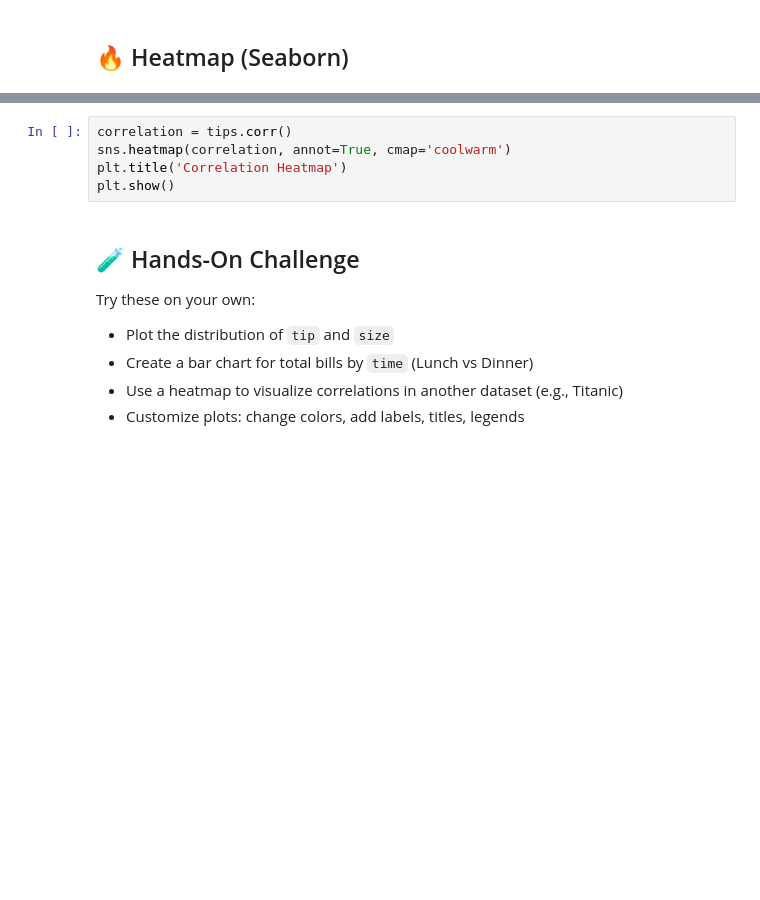
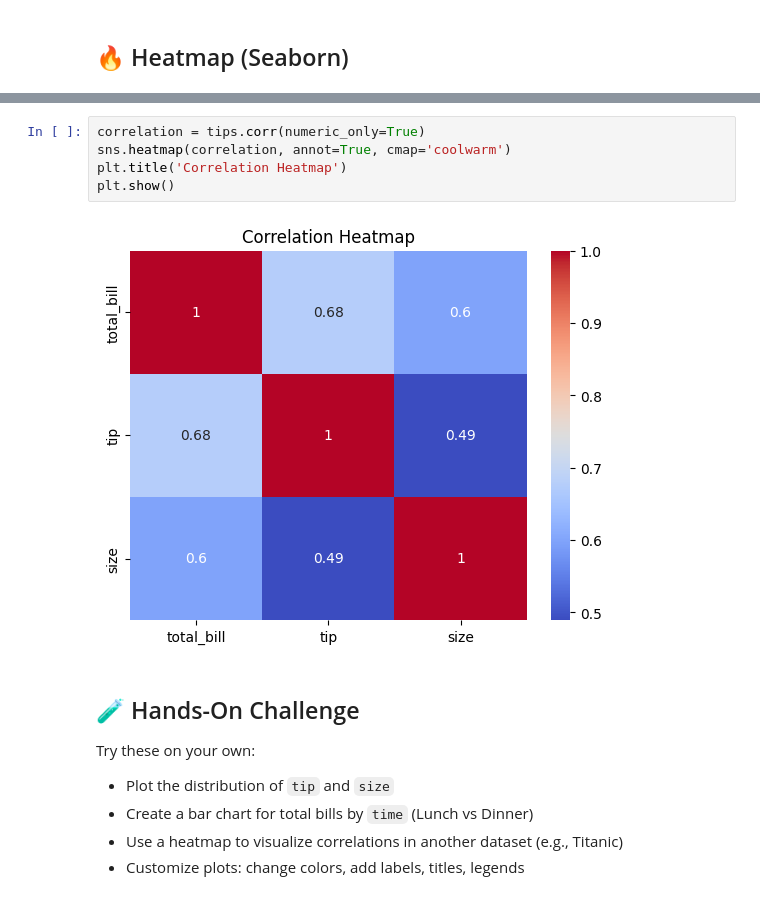
Before and after one commit to Root1729/30-Days-ML-Crash-Course, a Jupyter notebook: Day 04/Data_Visualization_Deep_Dive.ipynb, the cells around one changed output, grey strips where cells are left out. Cells and saved outputs as stored; diff of their text form; blank space fills up the shorter version.

```diff
--- a/Day 04/Data_Visualization_Deep_Dive.ipynb
+++ b/Day 04/Data_Visualization_Deep_Dive.ipynb
@@ -102,8 +140,10 @@ sns.pairplot(tips[['total_bill', 'tip', 'size']], kind='scatter')
 # %%
-correlation = tips.corr()
+correlation = tips.corr(numeric_only=True)
 sns.heatmap(correlation, annot=True, cmap='coolwarm')
 plt.title('Correlation Heatmap')
 plt.show()
+# %% [output]
+[figure, added]
 # %% [markdown]
 ## 🧪 Hands-On Challenge
 Try these on your own:
```
Also changed, not shown: parts of 10 cells of this notebook, 7 other files.
